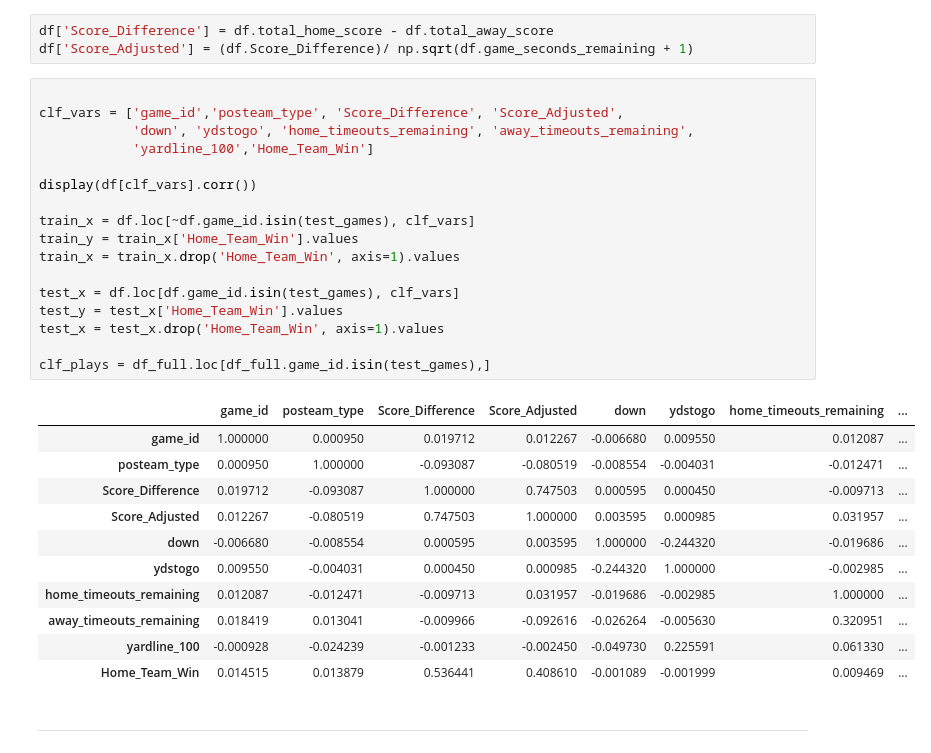
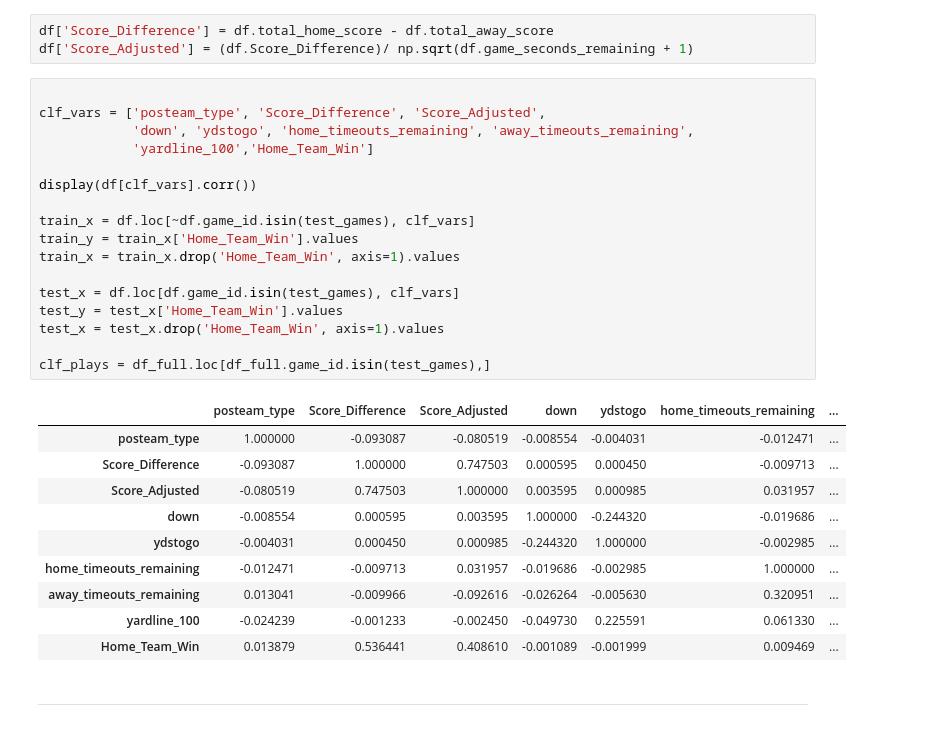
Before and after one commit to Alamin-Momin/NFL_Play_By_Play, a Jupyter notebook: NFL_Win_Probability.ipynb, the cells around one changed output. Drawn from its saved outputs; the diff is of its cells as text.

```diff
--- a/NFL_Win_Probability.ipynb
+++ b/NFL_Win_Probability.ipynb
@@ -200,33 +200,32 @@ df['Score_Difference'] = df.total_home_score - df.total_away_score
 df['Score_Adjusted'] = (df.Score_Difference)/ np.sqrt(df.game_seconds_remaining + 1)
 # %%
 
-clf_vars = ['game_id','posteam_type', 'Score_Difference', 'Score_Adjusted',
+clf_vars = ['posteam_type', 'Score_Difference', 'Score_Adjusted',
             'down', 'ydstogo', 'home_timeouts_remaining', 'away_timeouts_remaining',
             'yardline_100','Home_Team_Win']
 
 display(df[clf_vars].corr())
 
 train_x = df.loc[~df.game_id.isin(test_games), clf_vars]
 train_y = train_x['Home_Team_Win'].values
 train_x = train_x.drop('Home_Team_Win', axis=1).values
 
 test_x = df.loc[df.game_id.isin(test_games), clf_vars]
 test_y = test_x['Home_Team_Win'].values
 test_x = test_x.drop('Home_Team_Win', axis=1).values
 
 clf_plays = df_full.loc[df_full.game_id.isin(test_games),]
 # %% [output]
-|  | game_id | posteam_type | Score_Difference | Score_Adjusted | down | ydstogo | home_timeouts_remaining | ... |
-| game_id | 1.000000 | 0.000950 | 0.019712 | 0.012267 | -0.006680 | 0.009550 | 0.012087 | ... |
-| posteam_type | 0.000950 | 1.000000 | -0.093087 | -0.080519 | -0.008554 | -0.004031 | -0.012471 | ... |
-| Score_Difference | 0.019712 | -0.093087 | 1.000000 | 0.747503 | 0.000595 | 0.000450 | -0.009713 | ... |
-| Score_Adjusted | 0.012267 | -0.080519 | 0.747503 | 1.000000 | 0.003595 | 0.000985 | 0.031957 | ... |
-| down | -0.006680 | -0.008554 | 0.000595 | 0.003595 | 1.000000 | -0.244320 | -0.019686 | ... |
-| ydstogo | 0.009550 | -0.004031 | 0.000450 | 0.000985 | -0.244320 | 1.000000 | -0.002985 | ... |
-| home_timeouts_remaining | 0.012087 | -0.012471 | -0.009713 | 0.031957 | -0.019686 | -0.002985 | 1.000000 | ... |
-| away_timeouts_remaining | 0.018419 | 0.013041 | -0.009966 | -0.092616 | -0.026264 | -0.005630 | 0.320951 | ... |
-| yardline_100 | -0.000928 | -0.024239 | -0.001233 | -0.002450 | -0.049730 | 0.225591 | 0.061330 | ... |
-| Home_Team_Win | 0.014515 | 0.013879 | 0.536441 | 0.408610 | -0.001089 | -0.001999 | 0.009469 | ... |
+|  | posteam_type | Score_Difference | Score_Adjusted | down | ydstogo | home_timeouts_remaining | ... |
+| posteam_type | 1.000000 | -0.093087 | -0.080519 | -0.008554 | -0.004031 | -0.012471 | ... |
+| Score_Difference | -0.093087 | 1.000000 | 0.747503 | 0.000595 | 0.000450 | -0.009713 | ... |
+| Score_Adjusted | -0.080519 | 0.747503 | 1.000000 | 0.003595 | 0.000985 | 0.031957 | ... |
+| down | -0.008554 | 0.000595 | 0.003595 | 1.000000 | -0.244320 | -0.019686 | ... |
+| ydstogo | -0.004031 | 0.000450 | 0.000985 | -0.244320 | 1.000000 | -0.002985 | ... |
+| home_timeouts_remaining | -0.012471 | -0.009713 | 0.031957 | -0.019686 | -0.002985 | 1.000000 | ... |
+| away_timeouts_remaining | 0.013041 | -0.009966 | -0.092616 | -0.026264 | -0.005630 | 0.320951 | ... |
+| yardline_100 | -0.024239 | -0.001233 | -0.002450 | -0.049730 | 0.225591 | 0.061330 | ... |
+| Home_Team_Win | 0.013879 | 0.536441 | 0.408610 | -0.001089 | -0.001999 | 0.009469 | ... |
 # %% [markdown]
 ***
 # %% [markdown]
```
Also changed, not shown: parts of 5 cells of this notebook.
